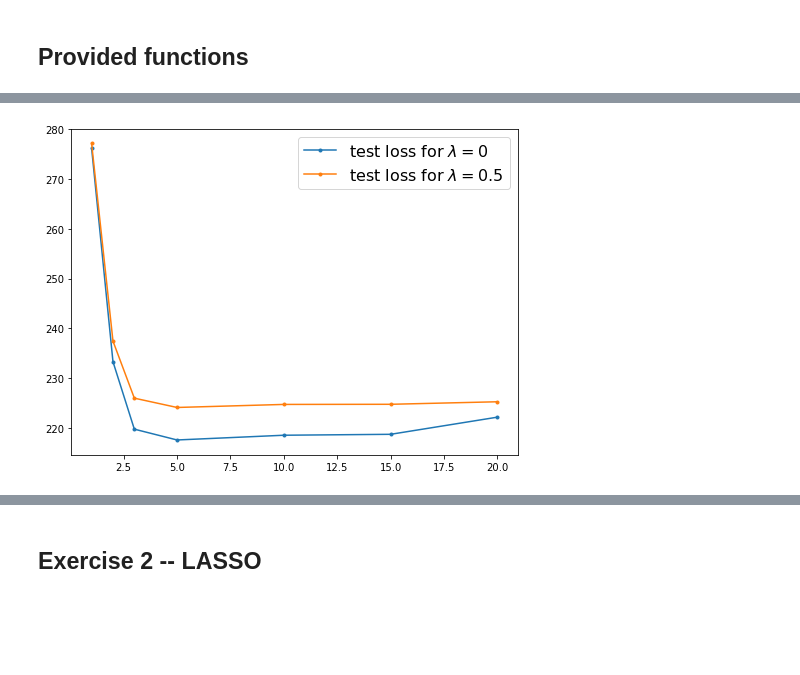
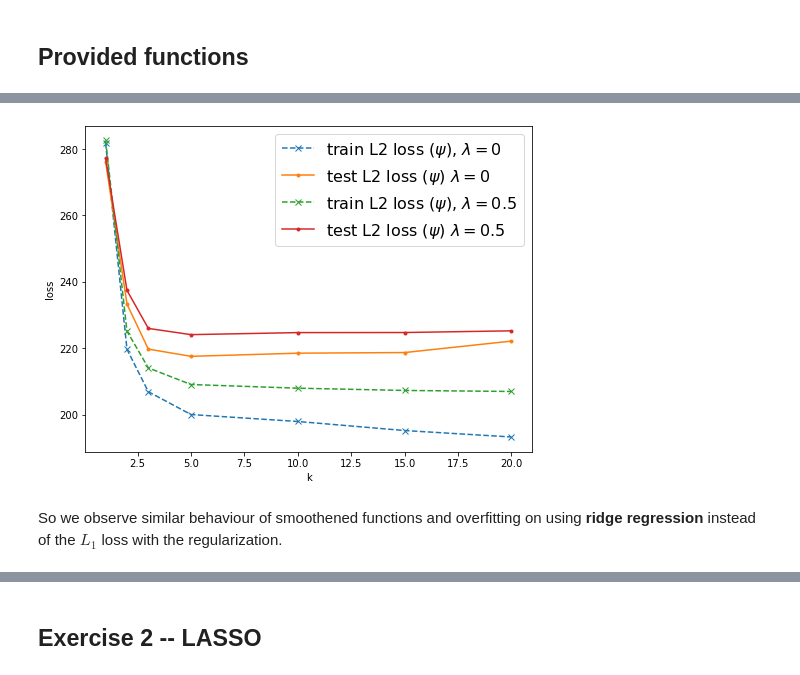
Before and after one commit to swag2198/statistical-ml, a Jupyter notebook: hw5/Exercise1_Ridge_Regression.ipynb, the cells around one changed output, grey strips where cells are left out. Drawn from its saved outputs; the diff is of its cells as text; code cells hidden in the pictures; blank space fills up the shorter version.

```diff
--- a/hw5/Exercise1_Ridge_Regression.ipynb
+++ b/hw5/Exercise1_Ridge_Regression.ipynb
@@ -141,7 +154,7 @@ LAMBDA = [0, 30]#, 1000]
 nrows = len(K)
 ncols = len(LAMBDA)
 fig, axes = plt.subplots(nrows=nrows, ncols=ncols,
-                         figsize=(8*ncols, 6*nrows),
+                         figsize=(figdims[0]*ncols, figdims[1]*nrows),
                          gridspec_kw={'wspace':0.2,'hspace':0.3})
 train_losses = {}
 test_losses = {}
@@ -202,8 +197,14 @@ for lmda in LAMBDA:
     trnlosses = [train_losses[k][lmda] for k in K]
     tstlosses = [test_losses[k][lmda] for k in K]
 
-    axes.plot(K, tstlosses, '.-', label=fr'test loss for $\lambda={lmda}$')
+
+
+    axes.plot(K, trnlosses, 'x--',label=fr'train {LOSSS} loss for $\lambda={lmda}$')
+    axes.plot(K, tstlosses, '.-', label=fr'test {LOSSS} loss for $\lambda={lmda}$')
     axes.legend(fontsize=16)
 
+    axes.set_xlabel('k')
+    axes.set_ylabel('loss')
+
 plt.show()
 # %% [output]
@@ -394,8 +353,14 @@ for lmda in LAMBDA:
     trnlosses = [train_losses[k][lmda] for k in K]
     tstlosses = [test_losses[k][lmda] for k in K]
 
-    axes.plot(K, tstlosses, '.-', label=fr'test loss for $\lambda={lmda}$')
+
+
+    axes.plot(K, trnlosses, 'x--',label=fr'train {LOSSS} loss ($\psi$), $\lambda={lmda}$')
+    axes.plot(K, tstlosses, '.-', label=fr'test {LOSSS} loss ($\psi$) $\lambda={lmda}$')
     axes.legend(fontsize=16)
 
+    axes.set_xlabel('k')
+    axes.set_ylabel('loss')
+
 plt.show()
 # %% [output]
@@ -465,17 +424 @@ plt.show()
 [figure]
-# %%
-fig, axes = plt.subplots(nrows=1, ncols=2,
-                         figsize=(8*2, 6),
-                         gridspec_kw={'wspace':0.2,'hspace':0.3})
-
-for i, lmda in enumerate(LAMBDA):
-    trnlosses = [train_losses[k][lmda] for k in K]
-    tstlosses = [test_losses[k][lmda] for k in K]
-
-    axes[i].plot(K, trnlosses, '.-', label='train loss')
-    axes[i].plot(K, tstlosses, '.-', label='test loss')
-    axes[i].legend(fontsize=16)
-    axes[i].set_title(fr"$\lambda$={lmda}", fontsize=16)
-#     axes[i].set_ylim(260, 420)
-
-plt.show()
@@ -484,15 +425,23 @@ plt.show()
 # %%
 fig, axes = plt.subplots(nrows=1, ncols=1,
                          figsize=(8, 6),
                          gridspec_kw={'wspace':0.2,'hspace':0.3})
 
 for lmda in LAMBDA:
     trnlosses = [train_losses[k][lmda] for k in K]
     tstlosses = [test_losses[k][lmda] for k in K]
 
-    axes.plot(K, tstlosses, '.-', label=fr'test loss for $\lambda={lmda}$')
+
+
+    axes.plot(K, trnlosses, 'x--',label=fr'train {LOSSS} loss ($\psi$), $\lambda={lmda}$')
+    axes.plot(K, tstlosses, '.-', label=fr'test {LOSSS} loss ($\psi$) $\lambda={lmda}$')
     axes.legend(fontsize=16)
 
+    axes.set_xlabel('k')
+    axes.set_ylabel('loss')
+
 plt.show()
 # %% [output]
-[figure, old version]
+[figure, new version]
+# %% [markdown]
+So we observe similar behaviour of smoothened functions and overfitting on using **ridge regression** instead of the $L_1$ loss with the regularization.
```
Also changed, not shown: parts of 41 cells of this notebook.
